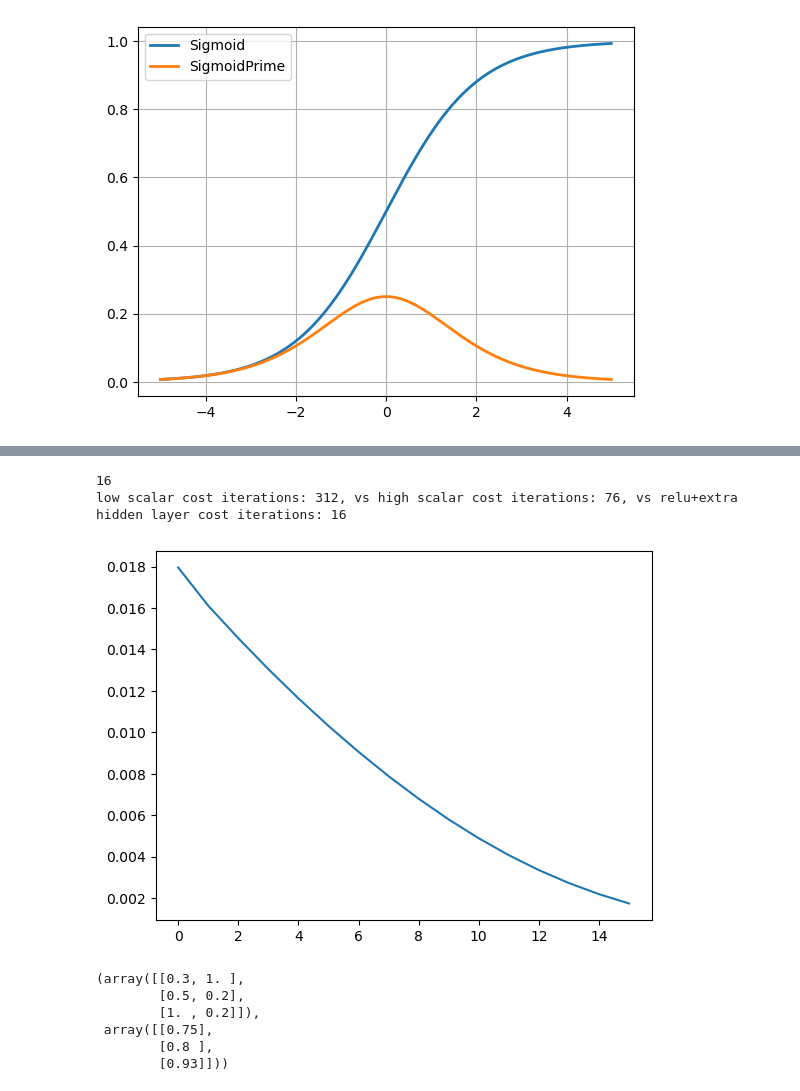
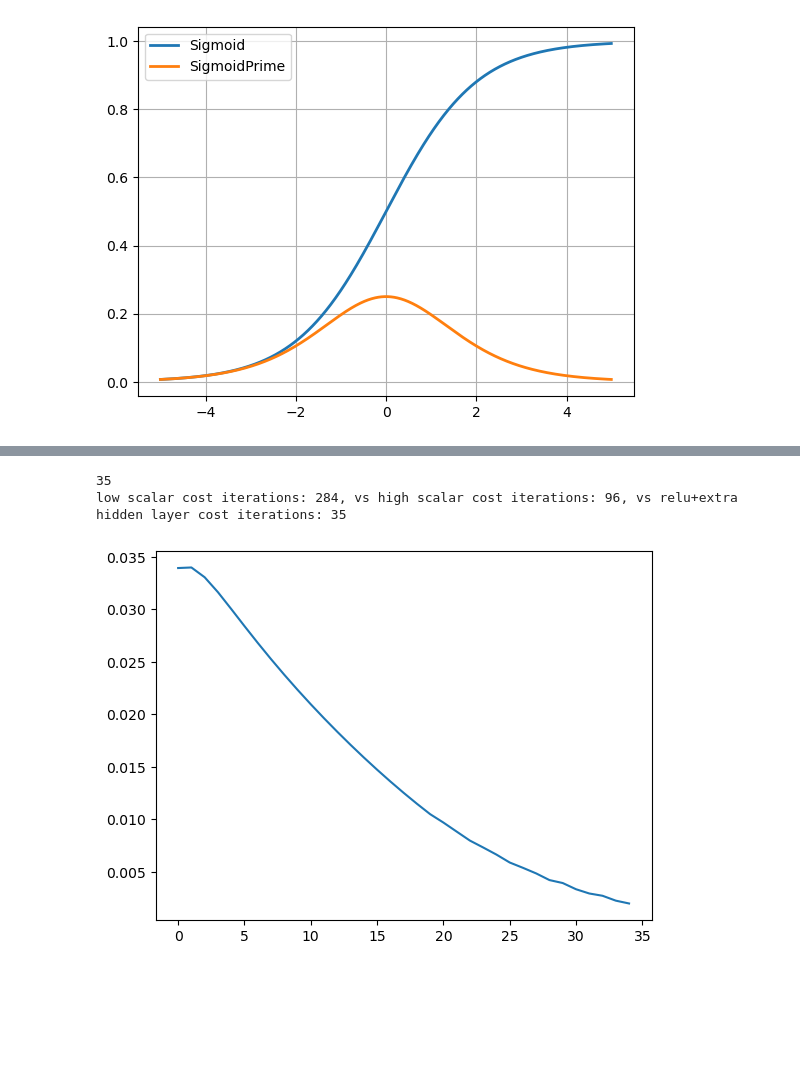
Before and after one commit to ranashreyas/Cogsci131_assg1, a Jupyter notebook: NeuralNetsSummer23.ipynb, the cells around one changed output, grey strips where cells are left out. Cells and saved outputs as stored; diff of their text form; code cells hidden in the pictures; blank space fills up the shorter version.

```diff
--- a/NeuralNetsSummer23.ipynb
+++ b/NeuralNetsSummer23.ipynb
@@ -222,44 +222,28 @@ low scalar cost iterations: 312, vs high scalar cost iterations: 76
 # %%
 ###2
 
 NN3 = Neural_Network()
 NN3.updateHiddenLayer() #Adds a new hidden layer of size 5
 
 cost_history3 = []
 iterations = 0
 
 cost = 100
 while cost > 0.002:
-    scalar = 1.0
+    scalar = 0.5
     dJdW1, dJdW2, dJdW3 = NN3.costFunctionPrime_relu(X, y)
     NN3.W1 = NN3.W1 - scalar * dJdW1
     NN3.W2 = NN3.W2 - scalar * dJdW2
     NN3.W3 = NN3.W3 - scalar * dJdW3
     cost = NN3.costFunction_relu(X, y)
     cost_history3.append(cost)
     iterations += 1
 #     print(cost)
 
 plt.plot(cost_history3)
 print(iterations)
 print("low scalar cost iterations: " + str(nn1_iter) + ", vs high scalar cost iterations: " + str(nn2_iter) + ", vs relu+extra hidden layer cost iterations: " + str(iterations))
 # %% [output]
-16
-low scalar cost iterations: 312, vs high scalar cost iterations: 76, vs relu+extra hidden layer cost iterations: 16
+35
+low scalar cost iterations: 284, vs high scalar cost iterations: 96, vs relu+extra hidden layer cost iterations: 35
-[figure, old version]
+[figure, new version]
-# %%
-###3
-
-X = np.array(([3,5],[5,1],[10,1]), dtype=float)
-y = np.array(([75],[80],[93]), dtype=float)
-
-X = X/np.amax(X, axis=0)
-y = y/100
-X,y
-# %% [output]
-(array([[0.3, 1. ],
-        [0.5, 0.2],
-        [1. , 0.2]]),
- array([[0.75],
-        [0.8 ],
-        [0.93]]))
```
Also changed, not shown: parts of 19 cells of this notebook, 1 other file.
